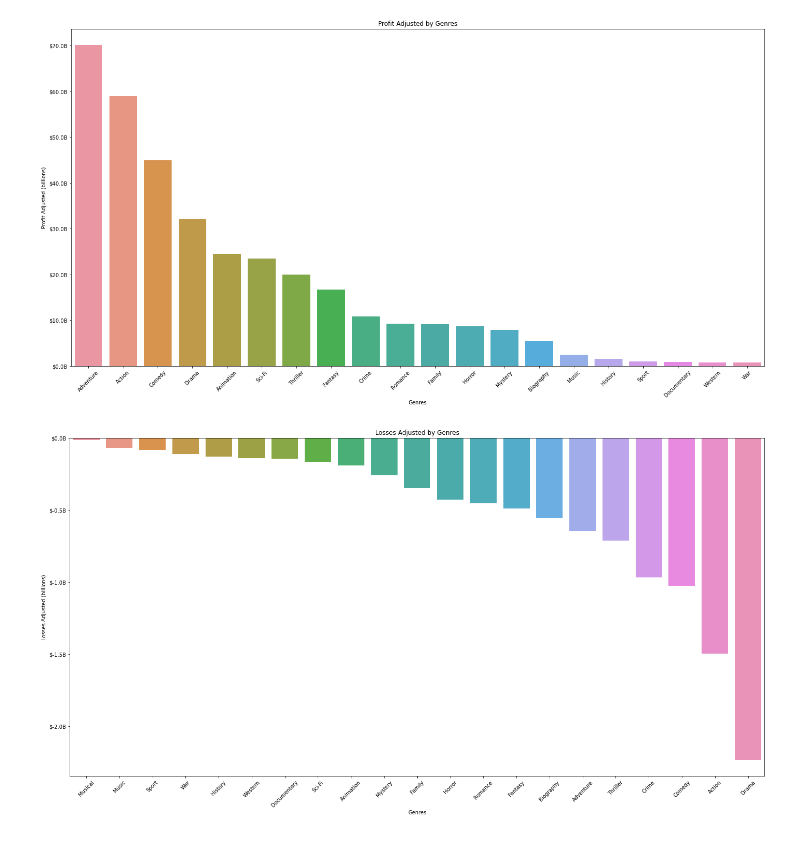
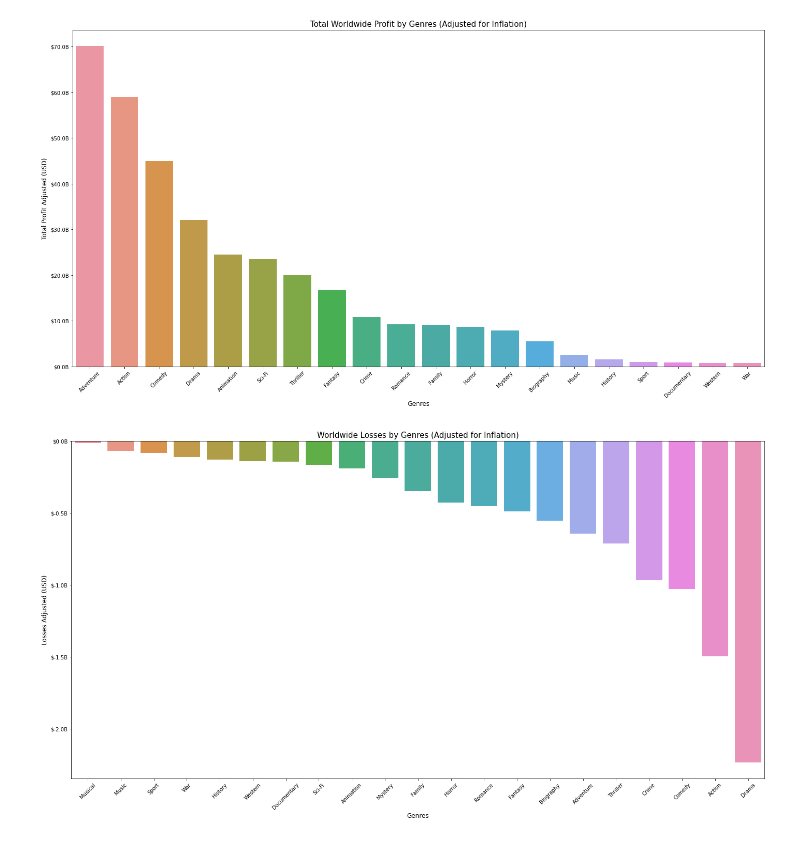
Before and after one commit to SpaceMonkey0453/Phase1_Project, a Jupyter notebook: Jonathan/dsc-phase-1-project-v2-4-master/Jonathan Notebook.ipynb, the cells around one changed output. Cells and saved outputs as stored; diff of their text form; code cells hidden in the pictures.

Commit message:
Changed graph labels

```diff
--- a/Jonathan/dsc-phase-1-project-v2-4-master/Jonathan Notebook.ipynb
+++ b/Jonathan/dsc-phase-1-project-v2-4-master/Jonathan Notebook.ipynb
@@ -65,20 +83,20 @@ profit_by_genre = movies_gross_positive.groupby('genres')['profit_adjusted'].sum
 # %%
 import matplotlib.ticker as ticker
 
 profit_by_genre = profit_by_genre.sort_values(by='profit_adjusted',ascending=False)
 fig, ax = plt.subplots(figsize=(24,12))
 sns.barplot(x='genres', y='profit_adjusted', data=profit_by_genre, ax=ax)
 
 formatter = ticker.FuncFormatter(lambda x, pos: '$%1.1fB' % (x * 1e-9))
 ax.yaxis.set_major_formatter(formatter)
-ax.set_xlabel("Genres")
-ax.set_ylabel("Profit Adjusted (billions)")
-ax.set_title("Profit Adjusted by Genres")
+ax.set_xlabel("Genres", size=12)
+ax.set_ylabel("Total Profit Adjusted (USD)", size=12)
+ax.set_title("Total Worldwide Profit by Genres (Adjusted for Inflation)", size=15)
 ax.set_xticklabels(ax.get_xticklabels(), rotation=45)
 
 plt.savefig('profit_by_genre.jpg', format='jpg')
 # %% [output]
-[figure, old version]
+[figure, new version]
 # %%
 movies_gross_negative = movies_gross_negative.assign(genres = movies_gross_negative['genres'].str.split(','))
 movies_gross_negative = movies_gross_negative.explode('genres')
@@ -92,14 +110,14 @@ sns.barplot(x='genres', y='profit_adjusted', data=Losses_by_genre, ax=ax)
 
 formatter = ticker.FuncFormatter(lambda x, pos: '$%1.1fB' % (x * 1e-9))
 ax.yaxis.set_major_formatter(formatter)
-ax.set_xlabel("Genres")
-ax.set_ylabel("Losses Adjusted (billions)")
-ax.set_title("Losses Adjusted by Genres")
+ax.set_xlabel("Genres", size=12)
+ax.set_ylabel("Losses Adjusted (USD)", size=12)
+ax.set_title("Worldwide Losses by Genres (Adjusted for Inflation)", size=15)
 ax.set_xticklabels(ax.get_xticklabels(), rotation=45)
 
 plt.savefig('Losses_by_genre.jpg', format='jpg')
 # %% [output]
-[figure, old version]
+[figure, new version]
 # %%
 # Combine the two dataframes into a single dataframe
 df = pd.merge(profit_by_genre, Losses_by_genre, on='genres', suffixes=('_profit', '_loss'))
```
Also changed, not shown: parts of 4 cells of this notebook, 5 other files.
